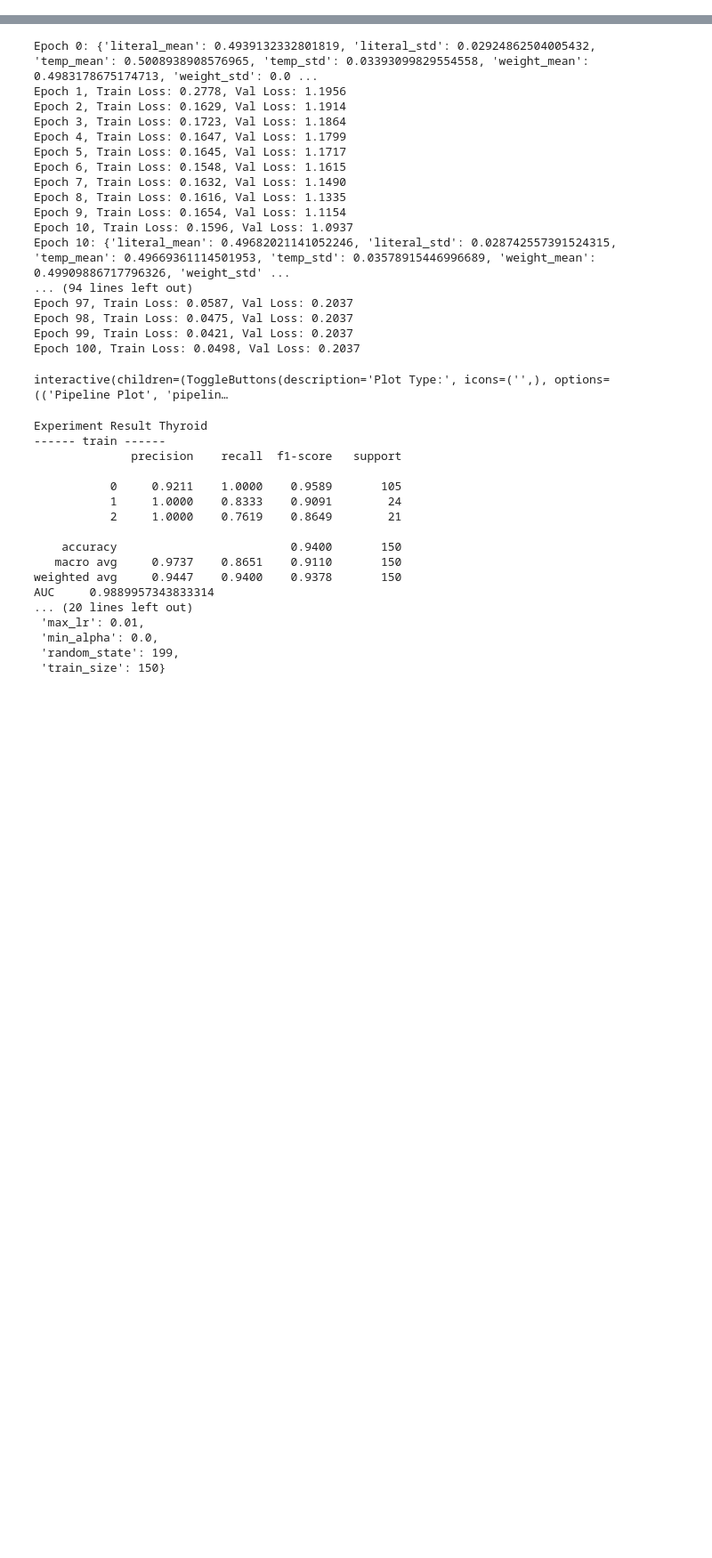
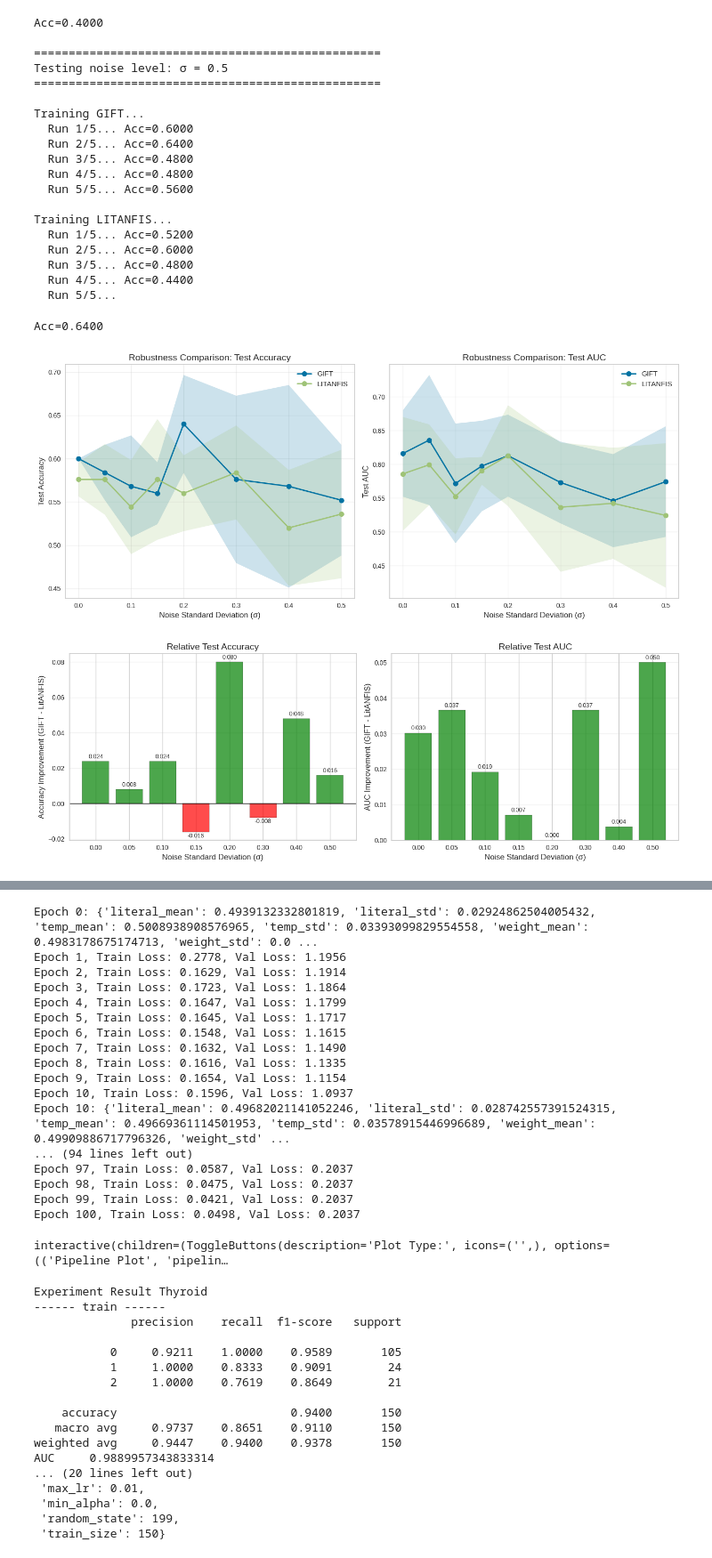
Before and after one commit to naforoutan/ReLaFIS, a Jupyter notebook: notebooks/test_class.ipynb, the cells around one changed output, grey strips where cells are left out. Shown at 89% size. Drawn from its saved outputs; the diff is of its cells as text; code cells hidden in the pictures; blank space fills up the shorter version.

Commit message:
feat: noise robustness added

```diff
--- a/notebooks/test_class.ipynb
+++ b/notebooks/test_class.ipynb
@@ -97,0 +96,49 @@ False
+# %%
+# Configure evaluator
+evaluator = RobustnessEvaluator(
+    experiment=experiment,
+    model_params_gift={
+        'in_features': experiment.train_numpy()[0].shape[1],
+        'out_features': len(np.unique(experiment.train_numpy()[1])),
+        'rules': 2,
+        'drop_out_p': 0.3,
+        'binary' : binary,
+        'zeta': 1.0
+    },
+    model_params_litanfis={
+        'in_features': experiment.train_numpy()[0].shape[1],
+        'out_features': len(np.unique(experiment.train_numpy()[1])),
+        'rules': 2,
+        'drop_out_p': 0.3,
+        'binary': binary
+    },
+    learning_params={
+        'batch_size': 32,
+        'lr': 0.005,
+        'max_lr': 0.01,
+        'epochs': 100,
+        'alpha': 1.0,
+        'min_alpha': 0.0
+    },
+    device=device,
+    binary=binary,
+    noise_levels=[0.0, 0.05, 0.1, 0.15, 0.2, 0.3, 0.4, 0.5],
+    n_runs=5,
+    random_state=42
+)
+
+# Run evaluation
+results_df = evaluator.evaluate(verbose=True)
+
+# Plot results
+evaluator.plot_robustness_curves(save_path='robustness_curves.png')
+evaluator.plot_relative_performance(save_path='relative_performance.png')
+
+# Print detailed report
+evaluator.print_detailed_report()
+
+# Get just the best model
+best_model, details = evaluator.get_best_model()
+print(f"Best model: {best_model}")
+print(f"Details: {details}")
+# %% [output]
@@ -97,0 +276,22 @@ False
+Acc=0.4000
+
+==================================================
+Testing noise level: σ = 0.5
+==================================================
+
+Training GIFT...
+  Run 1/5... Acc=0.6000
+  Run 2/5... Acc=0.6400
+  Run 3/5... Acc=0.4800
+  Run 4/5... Acc=0.4800
+  Run 5/5... Acc=0.5600
+
+Training LITANFIS...
+  Run 1/5... Acc=0.5200
+  Run 2/5... Acc=0.6000
+  Run 3/5... Acc=0.4800
+  Run 4/5... Acc=0.4400
+  Run 5/5...
+Acc=0.6400
+[figure, added]
+[figure, added]
```
Also changed, not shown: parts of 6 cells of this notebook, 5 other files.
